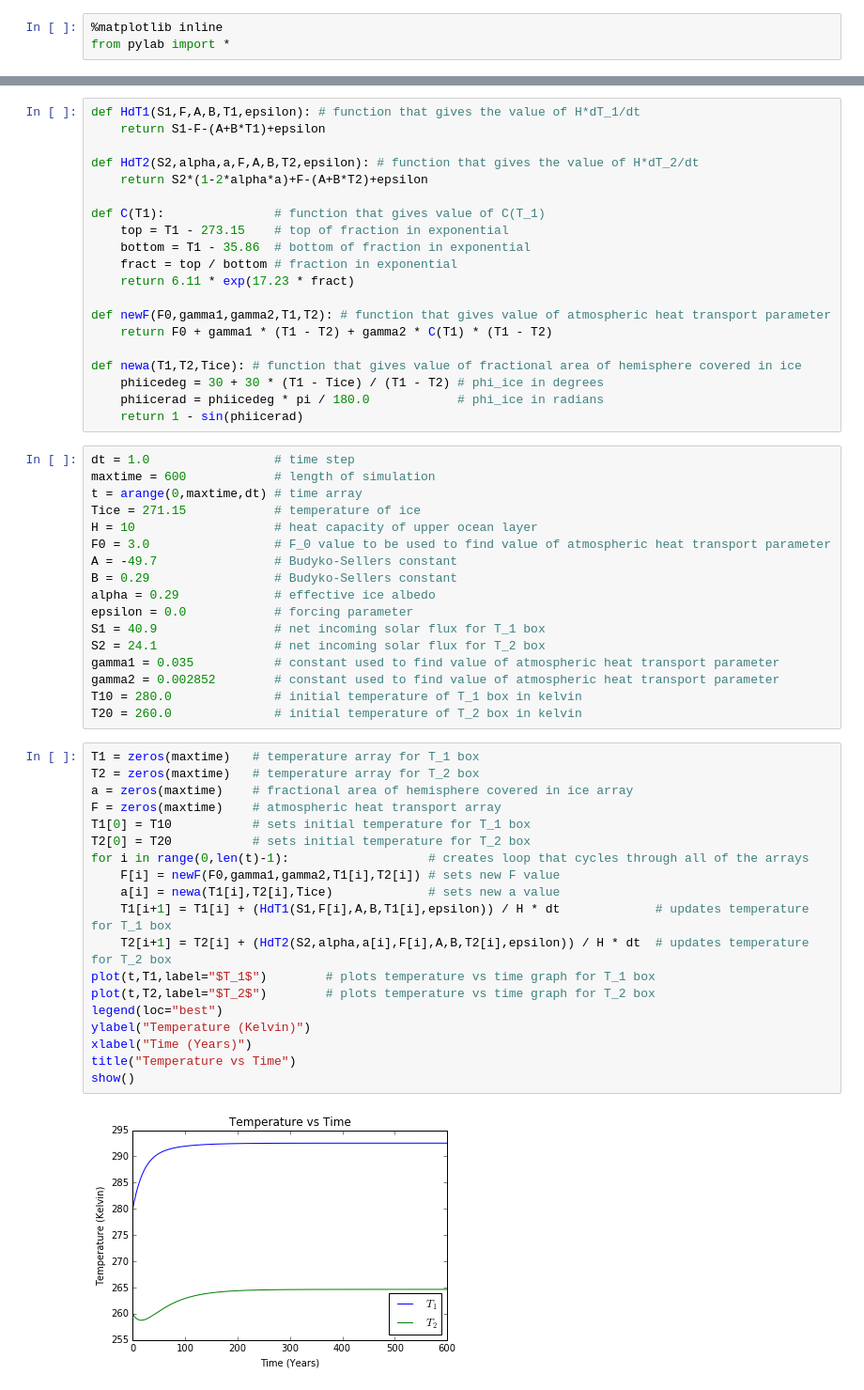
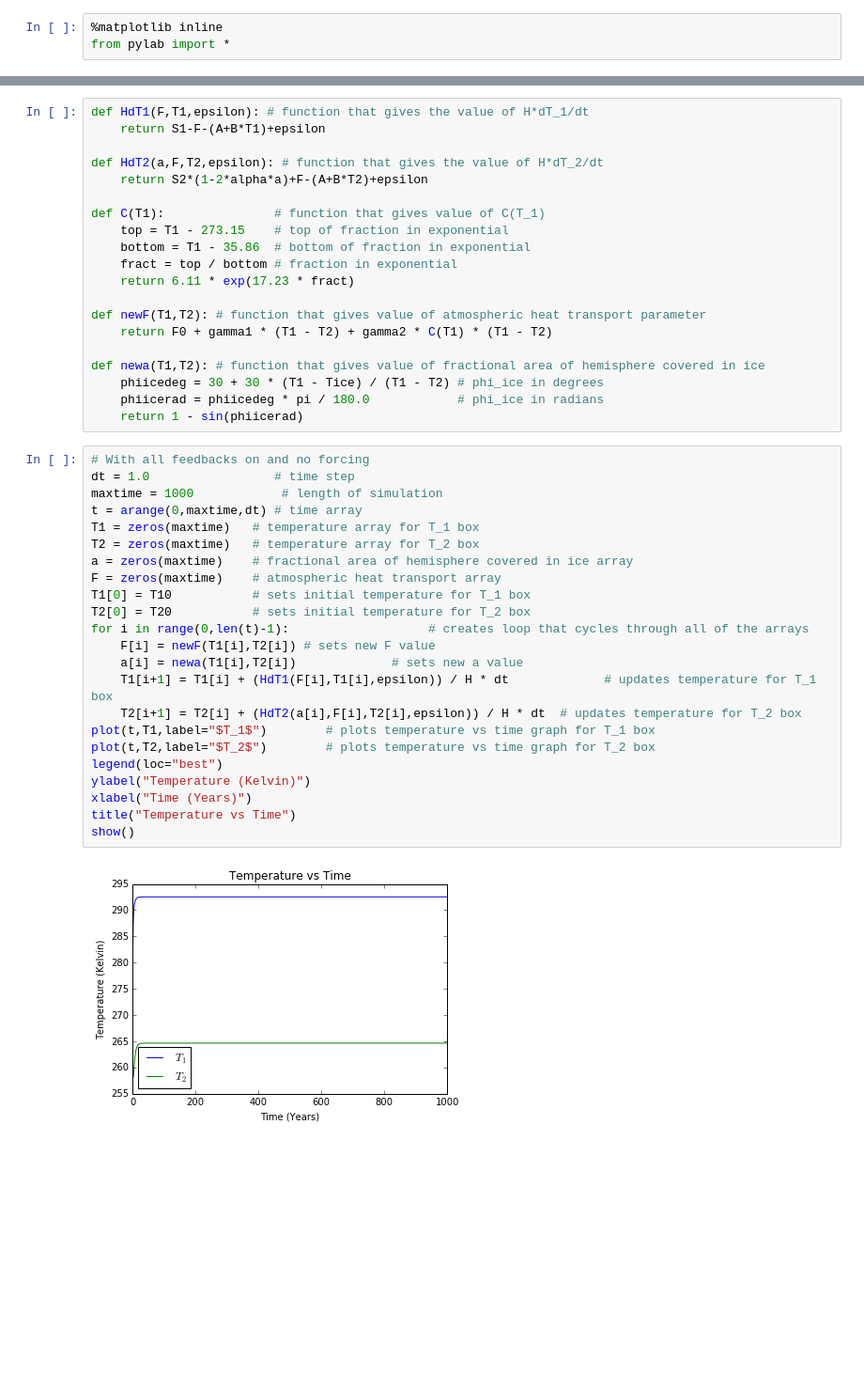
Before and after one commit to ccovington1959/Climate-Model, a Jupyter notebook: Climate Model.ipynb, the cells around one changed output, grey strips where cells are left out. Shown at 94% size. Saved outputs shown, nothing was run; the diff lists cells and outputs as text; blank space fills up the shorter version.

```diff
--- a/Climate Model.ipynb
+++ b/Climate Model.ipynb
@@ -4,8 +18,8 @@ from pylab import *
 # %%
-def HdT1(S1,F,A,B,T1,epsilon): # function that gives the value of H*dT_1/dt
+def HdT1(F,T1,epsilon): # function that gives the value of H*dT_1/dt
     return S1-F-(A+B*T1)+epsilon
 
-def HdT2(S2,alpha,a,F,A,B,T2,epsilon): # function that gives the value of H*dT_2/dt
+def HdT2(a,F,T2,epsilon): # function that gives the value of H*dT_2/dt
     return S2*(1-2*alpha*a)+F-(A+B*T2)+epsilon
 
 def C(T1):               # function that gives value of C(T_1)
@@ -14,48 +28,35 @@ def C(T1):               # function that gives value of C(T_1)
     fract = top / bottom # fraction in exponential
     return 6.11 * exp(17.23 * fract)
 
-def newF(F0,gamma1,gamma2,T1,T2): # function that gives value of atmospheric heat transport parameter
+def newF(T1,T2): # function that gives value of atmospheric heat transport parameter
     return F0 + gamma1 * (T1 - T2) + gamma2 * C(T1) * (T1 - T2)
 
-def newa(T1,T2,Tice): # function that gives value of fractional area of hemisphere covered in ice
+def newa(T1,T2): # function that gives value of fractional area of hemisphere covered in ice
     phiicedeg = 30 + 30 * (T1 - Tice) / (T1 - T2) # phi_ice in degrees
     phiicerad = phiicedeg * pi / 180.0            # phi_ice in radians
     return 1 - sin(phiicerad)
-# %%
-dt = 1.0                 # time step
-maxtime = 600            # length of simulation
-t = arange(0,maxtime,dt) # time array
-Tice = 271.15            # temperature of ice
-H = 10                   # heat capacity of upper ocean layer
-F0 = 3.0                 # F_0 value to be used to find value of atmospheric heat transport parameter
-A = -49.7                # Budyko-Sellers constant
-B = 0.29                 # Budyko-Sellers constant
-alpha = 0.29             # effective ice albedo
-epsilon = 0.0            # forcing parameter
-S1 = 40.9                # net incoming solar flux for T_1 box
-S2 = 24.1                # net incoming solar flux for T_2 box
-gamma1 = 0.035           # constant used to find value of atmospheric heat transport parameter
-gamma2 = 0.002852        # constant used to find value of atmospheric heat transport parameter
-T10 = 280.0              # initial temperature of T_1 box in kelvin
-T20 = 260.0              # initial temperature of T_2 box in kelvin
 # %%
+# With all feedbacks on and no forcing
+dt = 1.0                 # time step
+maxtime = 1000            # length of simulation
+t = arange(0,maxtime,dt) # time array
 T1 = zeros(maxtime)   # temperature array for T_1 box
 T2 = zeros(maxtime)   # temperature array for T_2 box
 a = zeros(maxtime)    # fractional area of hemisphere covered in ice array
 F = zeros(maxtime)    # atmospheric heat transport array
 T1[0] = T10           # sets initial temperature for T_1 box
 T2[0] = T20           # sets initial temperature for T_2 box
 for i in range(0,len(t)-1):                   # creates loop that cycles through all of the arrays
-    F[i] = newF(F0,gamma1,gamma2,T1[i],T2[i]) # sets new F value
-    a[i] = newa(T1[i],T2[i],Tice)             # sets new a value
-    T1[i+1] = T1[i] + (HdT1(S1,F[i],A,B,T1[i],epsilon)) / H * dt             # updates temperature for T_1 box
-    T2[i+1] = T2[i] + (HdT2(S2,alpha,a[i],F[i],A,B,T2[i],epsilon)) / H * dt  # updates temperature for T_2 box
+    F[i] = newF(T1[i],T2[i]) # sets new F value
+    a[i] = newa(T1[i],T2[i])             # sets new a value
+    T1[i+1] = T1[i] + (HdT1(F[i],T1[i],epsilon)) / H * dt             # updates temperature for T_1 box
+    T2[i+1] = T2[i] + (HdT2(a[i],F[i],T2[i],epsilon)) / H * dt  # updates temperature for T_2 box
 plot(t,T1,label="$T_1$")        # plots temperature vs time graph for T_1 box
 plot(t,T2,label="$T_2$")        # plots temperature vs time graph for T_2 box
 legend(loc="best")
 ylabel("Temperature (Kelvin)")
 xlabel("Time (Years)")
 title("Temperature vs Time")
 show()
 # %% [output]
-[figure, old version]
+[figure, new version]
```
Also changed, not shown: parts of 13 cells of this notebook.
